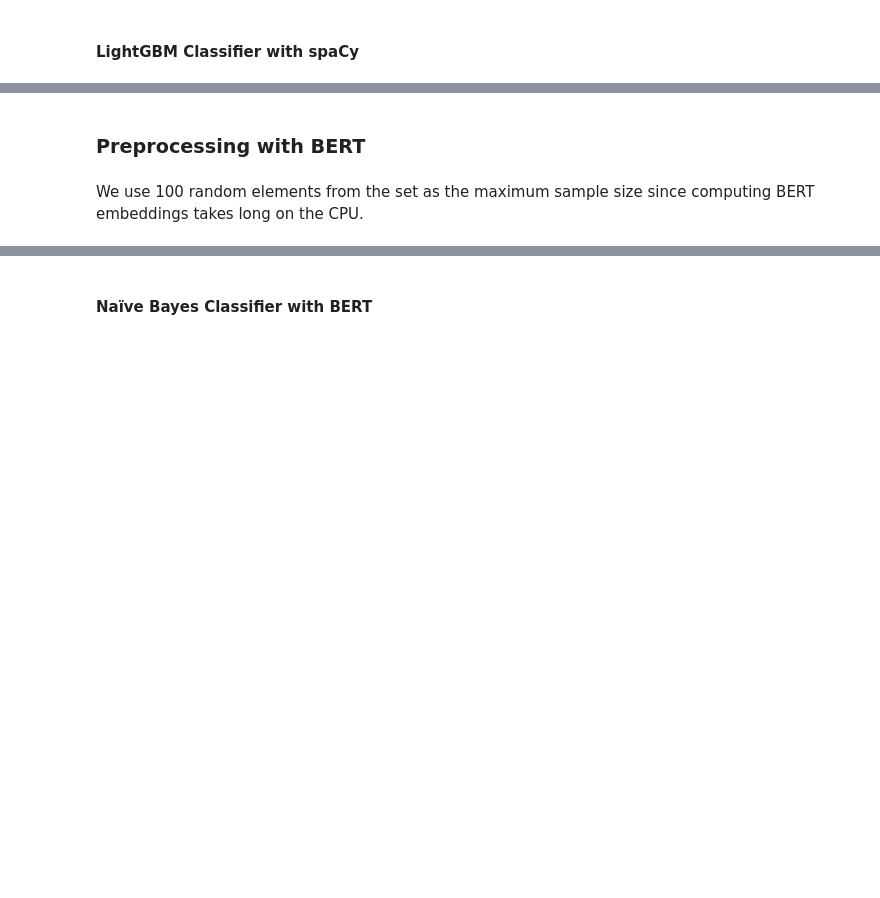
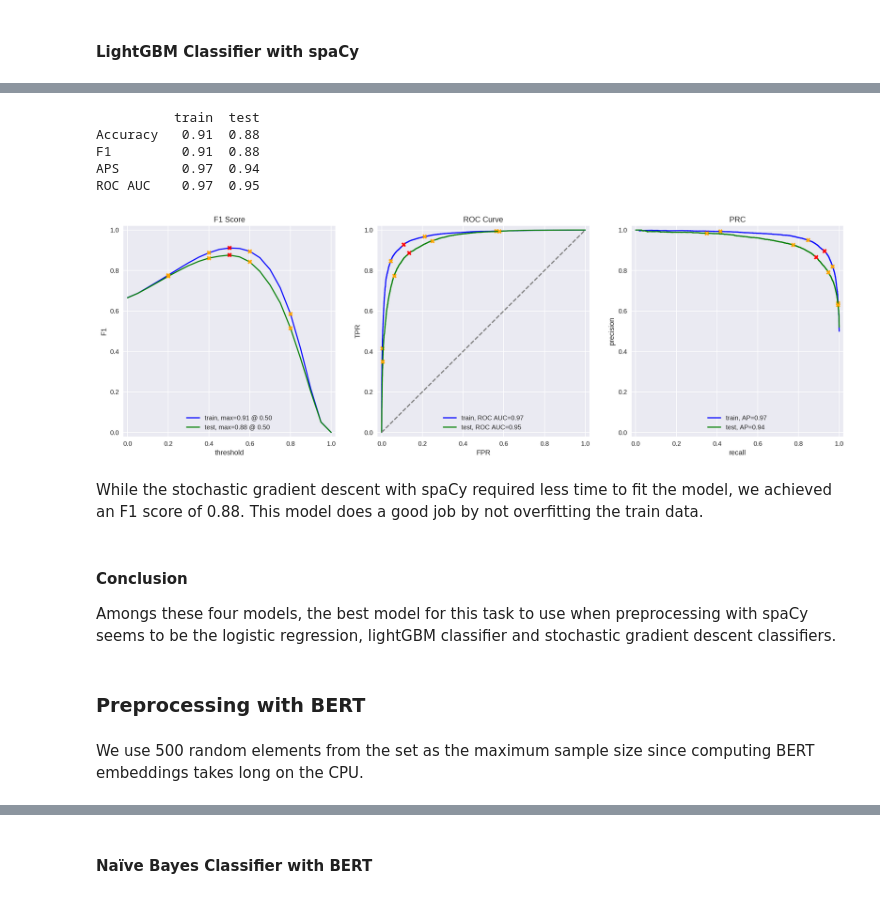
Before and after one commit to chuksoo/imdb_movie_sentiment_analysisNLP, a Jupyter notebook: imdb_movie_sentiment_analysisNLP.ipynb, the cells around one changed output, grey strips where cells are left out. Cells and saved outputs as stored; diff of their text form; code cells hidden in the pictures; blank space fills up the shorter version.

```diff
--- a/imdb_movie_sentiment_analysisNLP.ipynb
+++ b/imdb_movie_sentiment_analysisNLP.ipynb
@@ -637,8 +658,8 @@ ROC AUC     0.5   0.5
 # %%
 # text pre-processing with spaCy
 def lemmatize_spacy(text):
-    nlp = spacy.load('en_core_web_sm', disable=['parser', 'ner'])
-    doc = nlp(text)
+    doc = nlp(text.lower())
+    lemmas = []
     #tokens = [token.lemma_ for token in doc if not token.is_stop]
     lemmas = [token.lemma_ for token in doc]
     lemmatize_spacy = " ".join(lemmas)
@@ -686,5 +755,5 @@ evaluate_model(lgbm_clf_spacy, spacy_X_train, y_train, spacy_X_test, y_test)
 # %%
 %%time
-# train svc classifier
-svm_clf_spacy = SVC(random_state=12345, probability=True)
-svm_clf_spacy.fit(spacy_X_train, y_train)
+# train sgd classifier
+sgd_clf_spacy = SGDClassifier(random_state=12345, loss='log')
+sgd_clf_spacy.fit(spacy_X_train, y_train)
@@ -691,9 +769,22 @@ svm_clf_spacy.fit(spacy_X_train, y_train)
 # %%
-# evaluate support vector machine algorithm
-evaluate_model(svm_clf_spacy, spacy_X_train, y_train, spacy_X_test, y_test)
+# evaluate stochastic gradient descent algorithm
+evaluate_model(sgd_clf_spacy, spacy_X_train, y_train, spacy_X_test, y_test)
+# %% [output]
+          train  test
+Accuracy   0.91  0.88
+F1         0.91  0.88
+APS        0.97  0.94
+ROC AUC    0.97  0.95
+[figure, added]
+# %% [markdown]
+While the stochastic gradient descent with spaCy required less time to fit the model, we achieved an F1 score of 0.88. This model does a good job by not overfitting the train data.
+# %% [markdown]
+#### Conclusion
+
+Amongs these four models, the best model for this task to use when preprocessing with spaCy seems to be the logistic regression, lightGBM classifier and stochastic gradient descent classifiers.
 # %% [markdown]
 ###  Preprocessing with BERT
 # %% [markdown]
-We use 100 random elements from the set as the maximum sample size since computing BERT embeddings takes long on the CPU.
+We use 500 random elements from the set as the maximum sample size since computing BERT embeddings takes long on the CPU.
 # %%
 # maximum sample size
```
Also changed, not shown: parts of 62 cells of this notebook.
